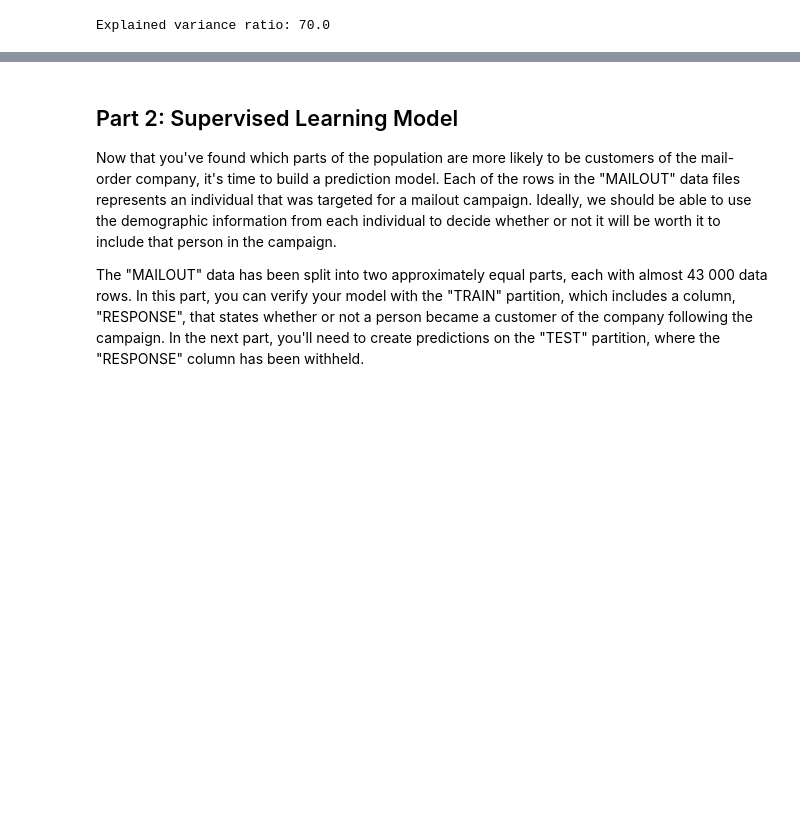
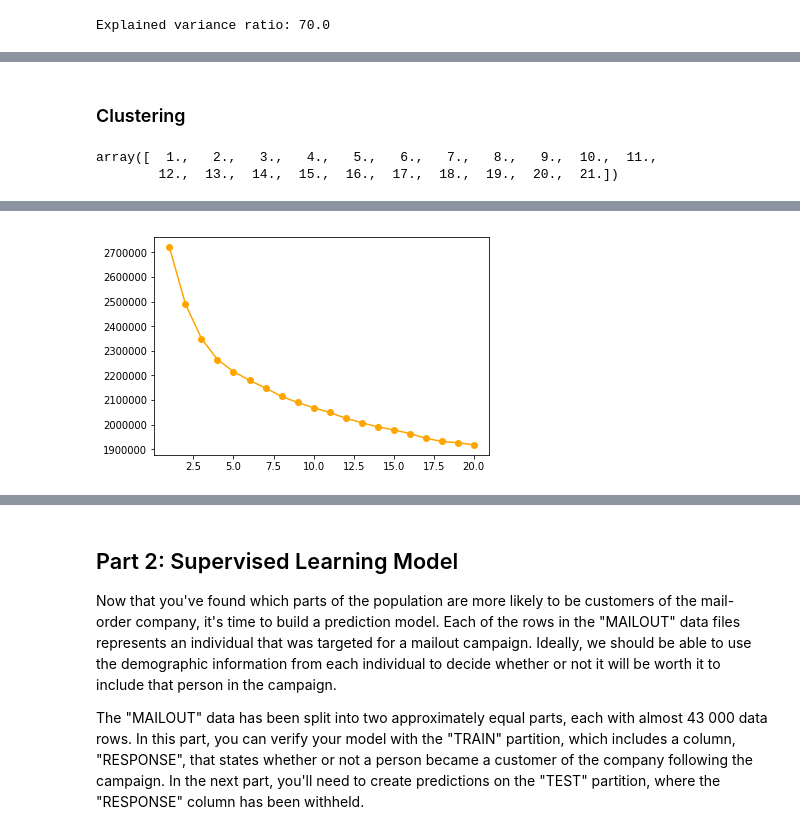
Before and after one commit to poojapatel26/Arvato-Bertelsmann-Customer-Segmentation-Project, a Jupyter notebook: Arvato Project Customer Segmentation Report-Copy1.ipynb, the cells around one changed output, grey strips where cells are left out. Cells and saved outputs as stored; diff of their text form; code cells hidden in the pictures; blank space fills up the shorter version.

```diff
--- a/Arvato Project Customer Segmentation Report-Copy1.ipynb
+++ b/Arvato Project Customer Segmentation Report-Copy1.ipynb
@@ -581,0 +506,26 @@ Azdias shape (751042, 40).
+# %%
+# Third principal component
+i = 2
+print('{:5.2%}'.format(vals[i]))
+print_interesting_features(cleaned_azdias.columns.values, pca.components_, i)
+# %% [markdown]
+### Clustering
+# %%
+def score(data, k):
+    kmeans_k = KMeans(k)
+    model_k = kmeans_k.fit(data)
+    return abs(model_k.score(data))
+# %%
+centers = np.linspace(1,21,21)
+centers
+# %% [output]
+array([  1.,   2.,   3.,   4.,   5.,   6.,   7.,   8.,   9.,  10.,  11.,
+        12.,  13.,  14.,  15.,  16.,  17.,  18.,  19.,  20.,  21.])
+# %%
+%%time
+scores = []
+for i in range(1, 21):
+    scores.append(score(azdias_pca[:20000], i))
+centers = np.linspace(1,20,20)
+plt.plot(centers, scores, linestyle='-', marker='o', color='orange')
+# %% [output]
@@ -581,0 +534 @@ Azdias shape (751042, 40).
+[figure, added]
```
Also changed, not shown: parts of 53 cells of this notebook.
